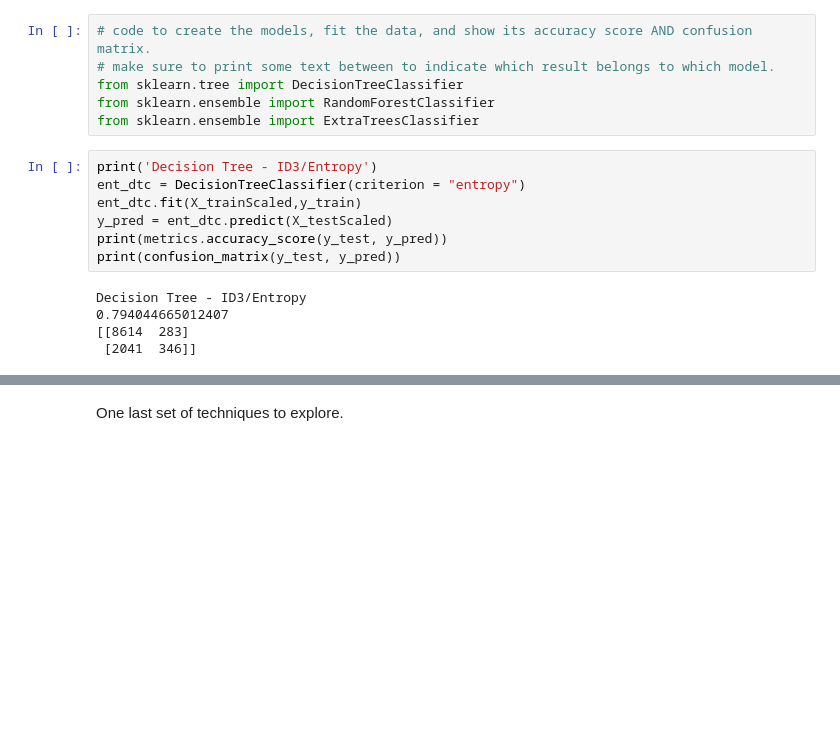
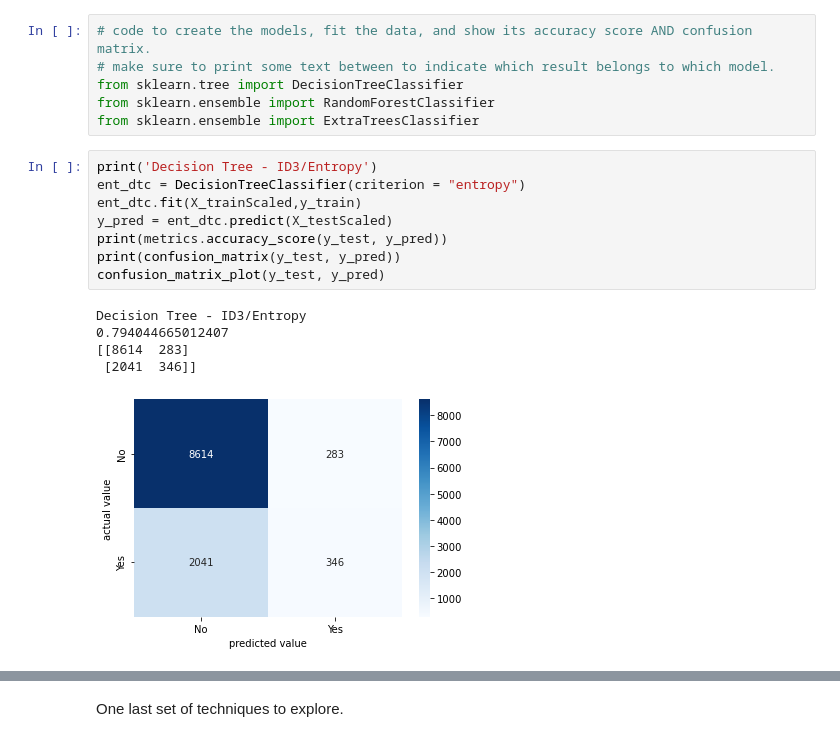
Before and after one commit to stephenpangga/Data-mining-and-statistics, a Jupyter notebook: Week 5/Try/DMS - S5 - Assignment 2 - 629860.ipynb, the cells around one changed output, grey strips where cells are left out. Drawn from its saved outputs; the diff is of its cells as text; blank space fills up the shorter version.

```diff
--- a/Week 5/Try/DMS - S5 - Assignment 2 - 629860.ipynb
+++ b/Week 5/Try/DMS - S5 - Assignment 2 - 629860.ipynb
@@ -587,15 +593,17 @@ from sklearn.ensemble import ExtraTreesClassifier
 # %%
 print('Decision Tree - ID3/Entropy')
 ent_dtc = DecisionTreeClassifier(criterion = "entropy")
 ent_dtc.fit(X_trainScaled,y_train)
 y_pred = ent_dtc.predict(X_testScaled)
 print(metrics.accuracy_score(y_test, y_pred))
 print(confusion_matrix(y_test, y_pred))
+confusion_matrix_plot(y_test, y_pred)
 # %% [output]
 Decision Tree - ID3/Entropy
 0.794044665012407
 [[8614  283]
  [2041  346]]
+[figure, added]
 # %%
 print('Decision Tree - Gini')
 gini_dtc = DecisionTreeClassifier(criterion = "gini")
```
Also changed, not shown: parts of 29 cells of this notebook.
